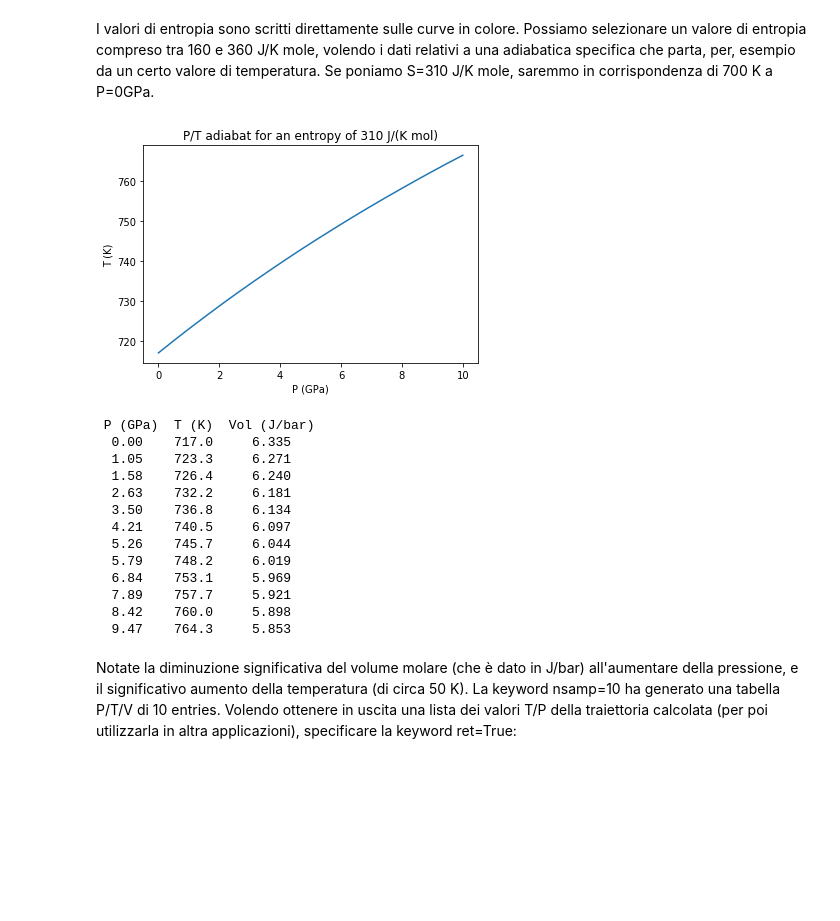
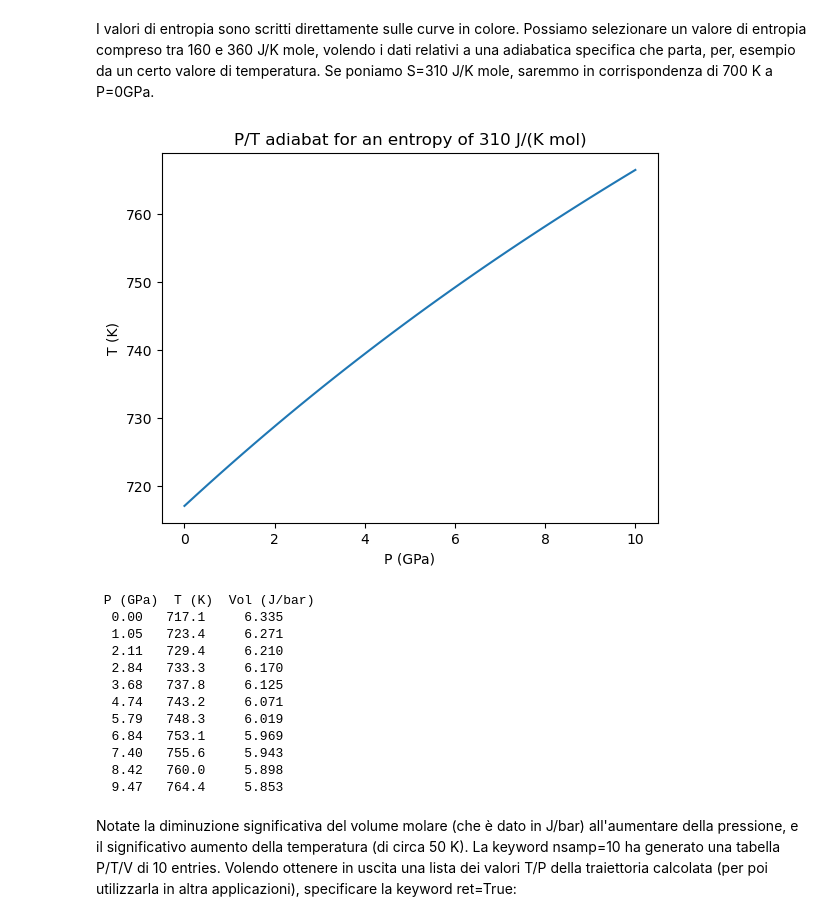
Before and after one commit to Mauro-Prencipe/geochimica, a Jupyter notebook: adiabat.ipynb, the cells around one changed output. Drawn from its saved outputs; the diff is of its cells as text; code cells hidden in the pictures; blank space fills up the shorter version.

```diff
--- a/adiabat.ipynb
+++ b/adiabat.ipynb
@@ -246,22 +246,21 @@ adiabat(300,1000,20,0,10,20,phase='ens',grd=True)
 # %% [markdown]
 I valori di entropia sono scritti direttamente sulle curve in colore. Possiamo selezionare un valore di entropia compreso tra 160 e 360 J/K mole, volendo i dati relativi a una adiabatica specifica che parta, per, esempio da un certo valore di temperatura. Se poniamo S=310 J/K mole, saremmo in corrispondenza di 700 K a P=0GPa.
 # %%
-adiabat(600,800,20,0,10,20,env=310,phase='ens',nsamp=10)
+adiabat(600,800,10,0,10,20,env=310,phase='ens',nsamp=10)
 # %% [output]
-[figure, old version]
+[figure, new version]
  P (GPa)  T (K)  Vol (J/bar)
-  0.00    717.0     6.335
-  1.05    723.3     6.271
-  1.58    726.4     6.240
-  2.63    732.2     6.181
-  3.50    736.8     6.134
-  4.21    740.5     6.097
-  5.26    745.7     6.044
-  5.79    748.2     6.019
-  6.84    753.1     5.969
-  7.89    757.7     5.921
-  8.42    760.0     5.898
-  9.47    764.3     5.853
+  0.00   717.1     6.335
+  1.05   723.4     6.271
+  2.11   729.4     6.210
+  2.84   733.3     6.170
+  3.68   737.8     6.125
+  4.74   743.2     6.071
+  5.79   748.3     6.019
+  6.84   753.1     5.969
+  7.40   755.6     5.943
+  8.42   760.0     5.898
+  9.47   764.4     5.853
 # %% [markdown]
 Notate la diminuzione significativa del volume molare (che è dato in J/bar) all'aumentare della pressione, e il significativo aumento della temperatura (di circa 50 K). La keyword nsamp=10 ha generato una tabella P/T/V di 10 entries. Volendo ottenere in uscita una lista dei valori T/P della traiettoria calcolata (per poi utilizzarla in altra applicazioni), specificare la keyword ret=True:
 # %%
```
Also changed, not shown: parts of 15 cells of this notebook, 1 other file.
